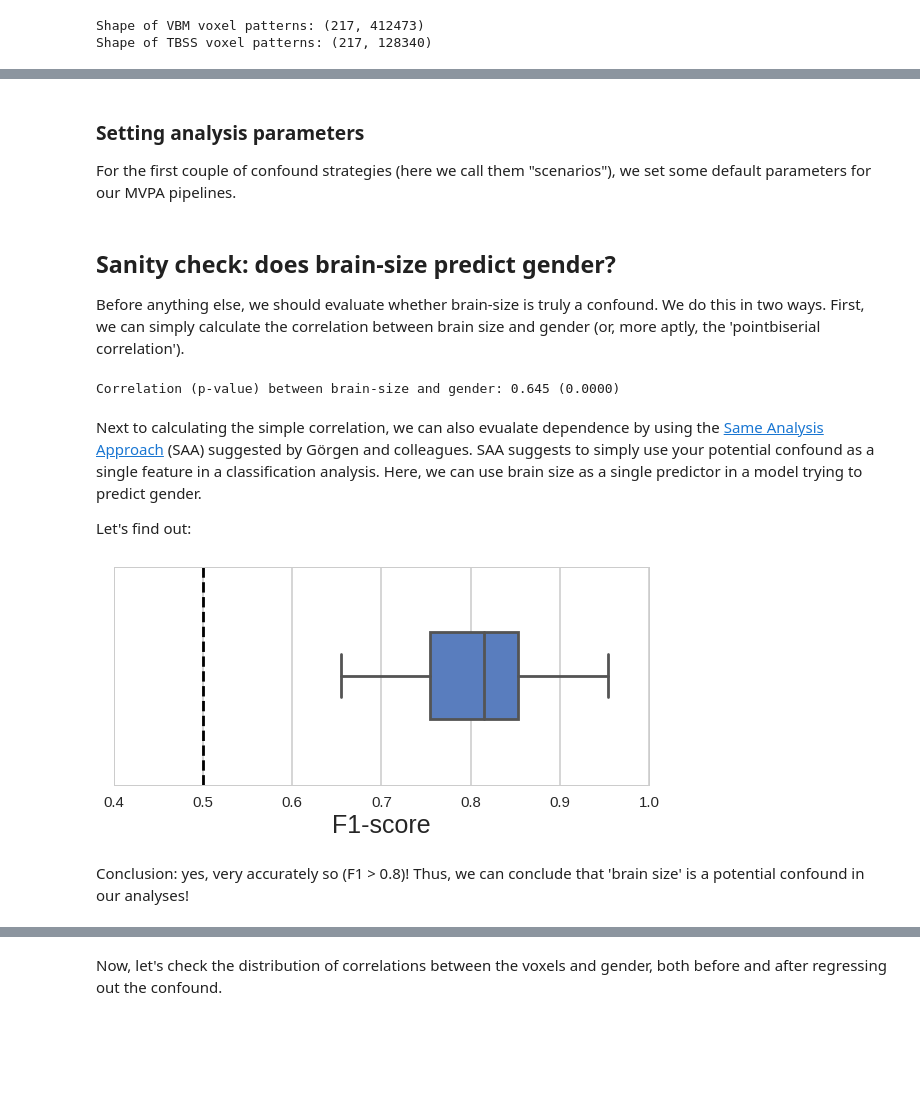
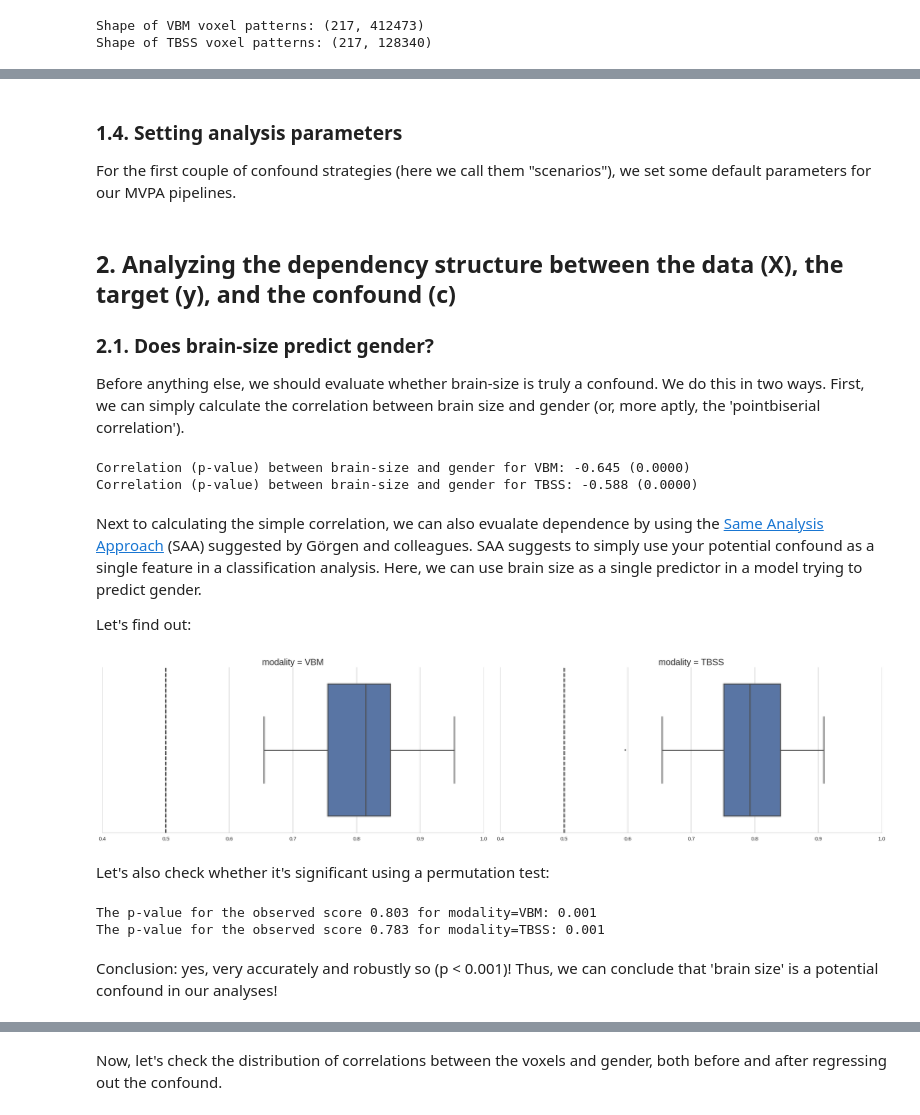
Before and after one commit to lukassnoek/MVCA, a Jupyter notebook: analyses/empirical_analysis_gender_classification.ipynb, the cells around one changed output, grey strips where cells are left out. Cells and saved outputs as stored; diff of their text form; code cells hidden in the pictures; blank space fills up the shorter version.

Commit message:
add permutation code and download script

```diff
--- a/analyses/empirical_analysis_gender_classification.ipynb
+++ b/analyses/empirical_analysis_gender_classification.ipynb
@@ -59,20 +124,20 @@ Now, we load in the confound - brain size - from the same file with "behavioral"
 # %%
 df = pd.read_csv(behav_file, index_col=0, sep='\t')
-confound_vbm = df.loc[mvp_vbm.common_subjects]['brain_size']
-confound_tbss = df.loc[mvp_tbss.common_subjects]['brain_size']
+confound_vbm = df.loc[mvp_vbm.common_subjects]['brain_size_GM']
+confound_tbss = df.loc[mvp_tbss.common_subjects]['brain_size_WM']
 # %% [markdown]
-### Setting analysis parameters
+### 1.4. Setting analysis parameters
 For the first couple of confound strategies (here we call them "scenarios"), we set some default parameters for our MVPA pipelines.
 # %%
 n_folds = 10  # used in stratified K-fold
 n_jobs = 8    # for parallel execution of pipelines through joblib
 
 # Make a dict of both Mvps
-mvp = dict(vbm=mvp_vbm, tbss=mvp_tbss)
+mvp = dict(VBM=mvp_vbm, TBSS=mvp_tbss)
 
-# ... same for confounds (although they're the same here)
-confound = dict(vbm=confound_vbm[:, np.newaxis],
-                tbss=confound_tbss[:, np.newaxis])
+# ... same for confounds
+confound = dict(VBM=confound_vbm[:, np.newaxis],
+                TBSS=confound_tbss[:, np.newaxis])
 
 # We're going to evaluate the scenarios for different amounts of voxels
 num_vox = np.round(np.logspace(2, 5, num=8)).astype(int)
@@ -87,17 +152,20 @@ metric = 'f1_macro'
 # - linear SVM
 pipeline = Pipeline([('ufs', SelectKBest(f_classif, k=None)),
                      ('scaler', StandardScaler()),
-                     ('clf', SVC(kernel='linear'))])
+                     ('clf', SVC(kernel='linear', class_weight="balanced"))])
 # %% [markdown]
-## Sanity check: does brain-size predict gender?
+## 2. Analyzing the dependency structure between the data (X), the target (y), and the confound (c)
+
+### 2.1. Does brain-size predict gender?
 Before anything else, we should evaluate whether brain-size is truly a confound. We do this in two ways. First, we can simply calculate the correlation between brain size and gender (or, more aptly, the 'pointbiserial correlation').
 # %%
-# Note that we use the VBM mvp object here, but given that the confound and gender-factor is
-# exactly the same for both VBM/TBSS (i.e., they contain the same subjects), we just pick VBM
-corr, pval = stats.pearsonr(confound['vbm'].squeeze(), mvp['vbm'].y)
-print("Correlation (p-value) between brain-size and gender: %.3f (%.4f)" % (corr, pval))
+for modality in ['VBM', 'TBSS']:
+    corr, pval = stats.pearsonr(confound[modality].squeeze(), mvp[modality].y)
+    print("Correlation (p-value) between brain-size and gender "
+          "for %s: %.3f (%.4f)" % (modality, corr, pval))
 # %% [output]
-Correlation (p-value) between brain-size and gender: 0.645 (0.0000)
+Correlation (p-value) between brain-size and gender for VBM: -0.645 (0.0000)
+Correlation (p-value) between brain-size and gender for TBSS: -0.588 (0.0000)
 # %% [markdown]
 Next to calculating the simple correlation, we can also evualate dependence by using the [Same Analysis Approach](https://arxiv.org/abs/1703.06670) (SAA) suggested by Görgen and colleagues. SAA suggests to simply use your potential confound as a single feature in a classification analysis. Here, we can use brain size as a single predictor in a model trying to predict gender.
 
@@ -105,24 +173,45 @@ Let's find out:
 # %%
 # We leave out univariate feature selection, but include the scaler
 pipeline_check = Pipeline([('scaler', StandardScaler()),
                            ('clf', SVC(kernel='linear'))])
 
-# Confound and y are the same for VBM & TBSS
-this_mvp, this_confound = mvp['vbm'], confound['vbm']
-scores = cross_val_score(pipeline_check, this_confound, this_mvp.y,
-                         cv=n_folds, scoring=metric, n_jobs=n_jobs)
-results_check = {'scores': scores}
+# Loop over two modalities
+results_check = dict(scores=[], modality=[])
+for modality in ['VBM', 'TBSS']:
+    this_mvp, this_confound = mvp[modality], confound[modality]
+    scores = cross_val_score(pipeline_check, this_confound, this_mvp.y,
+                             cv=n_folds, scoring=metric, n_jobs=n_jobs)
+    results_check['scores'].extend(scores.tolist())
+    results_check['modality'].extend([modality.upper()] * scores.size)
+
 df_check = pd.DataFrame(results_check)
 
 with sns.plotting_context(rc=rc):
-    fig = plt.gcf()
-    fig.set_size_inches((9.6, 4.01))
-    g = sns.boxplot(df_check['scores'], width=0.4, orient='h', palette="muted")
+    g = sns.FacetGrid(df_check, col='modality', legend_out=True, size=8, aspect=2)
+    g = g.map(sns.boxplot, "scores")
     g.set(xlim=(.4, 1), xlabel='F1-score')
-    plt.axvline(x=0.5, c='black', ls='dashed')
-    plt.show()
+    g.map(plt.axvline, x=0.5, c='black', ls='dashed')#plt.axvline(x=0.5, c='black', ls='dashed')
 # %% [output]
-[figure, old version]
+[figure, new version]
+# %% [markdown]
+Let's also check whether it's significant using a permutation test:
+# %%
+import warnings
+from sklearn.exceptions import UndefinedMetricWarning
+warnings.filterwarnings("ignore", category=UndefinedMetricWarning)
+
+for modality in ['VBM', 'TBSS']:
+    this_mvp, this_confound = mvp[modality], confound[modality]
+    perm_results = permutation_test_score(pipeline_check, this_confound,
+                                          this_mvp.y, cv=n_folds,
+                                          scoring=metric, n_jobs=10, n_permutations=1000)
+
+    print("The p-value for the observed score %.3f for modality=%s: %.3f" % (perm_results[0],
+                                                                             modality,
+                                                                             perm_results[2]))
+# %% [output]
+The p-value for the observed score 0.803 for modality=VBM: 0.001
+The p-value for the observed score 0.783 for modality=TBSS: 0.001
 # %% [markdown]
-Conclusion: yes, very accurately so (F1 > 0.8)! Thus, we can conclude that 'brain size' is a potential confound in our analyses!
+Conclusion: yes, very accurately and robustly so (p < 0.001)! Thus, we can conclude that 'brain size' is a potential confound in our analyses!
 # %% [markdown]
```
Also changed, not shown: parts of 67 cells of this notebook, 4 other files.
